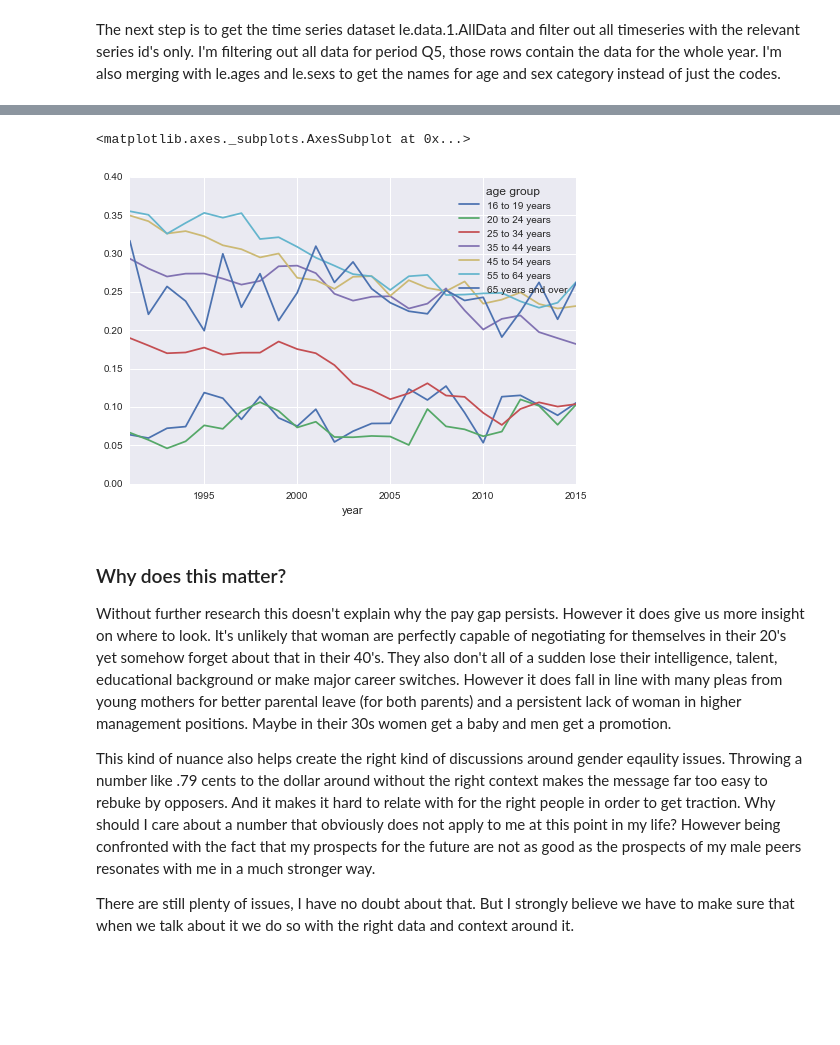
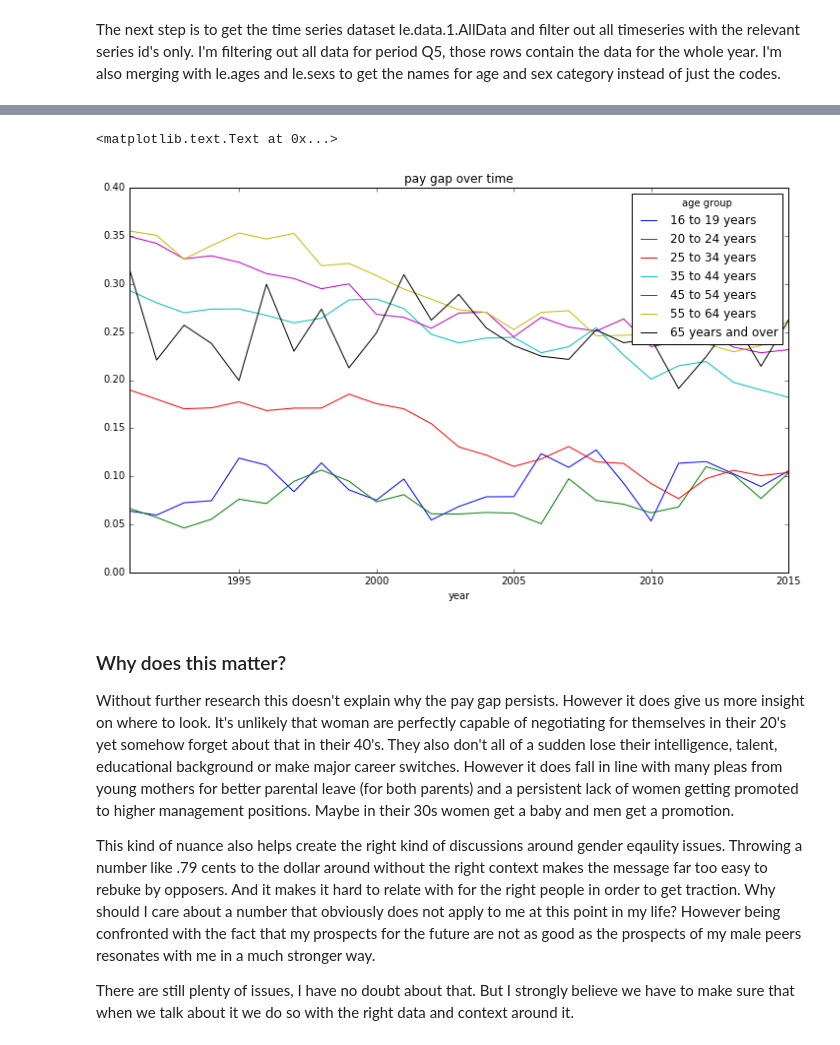
Before and after one commit to Nora38/Springboard, a Jupyter notebook: projects/data_story.ipynb, the cells around one changed output, grey strips where cells are left out. Saved outputs shown, nothing was run; the diff lists cells and outputs as text; code cells hidden in the pictures; blank space fills up the shorter version.

```diff
--- a/projects/data_story.ipynb
+++ b/projects/data_story.ipynb
@@ -40,11 +39,11 @@ series_id_subset=series_id[(series_id.lfst_code==25)&
                     (series_id.indy_code==0)&
                     (series_id.occupation_code==0)&
                     (series_id.education_code==0)&
-                    (series_id.ages_code<>0)&(series_id.ages_code<>10)&(series_id.ages_code<>28)&(series_id.ages_code<>33)&
+                    (series_id.ages_code!=0)&(series_id.ages_code!=10)&(series_id.ages_code!=28)&(series_id.ages_code!=33)&
                     (series_id.race_code==0)&
                     (series_id.orig_code==0)&
                     (series_id.born_code==0)&
-                    (series_id.sexs_code<>0)&
+                    (series_id.sexs_code!=0)&
                     (series_id.seasonal=='U')]
 series_id_subset=series_id_subset.loc[:,['series_id','sexs_code','ages_code','earn_code']]
 # %% [markdown]
@@ -107,14 +117,16 @@ This could be progress, maybe women my age are reaping the benefits from earlier
 # %%
-#plot over time (still to prettify)
+#plot over time
+plt.rcParams['figure.figsize'] = 12, 7
+
 plot_data=df.loc[:,['percentage']].unstack('age group')['percentage'].dropna(axis=1)
-plot_data.plot(kind='line')
+plot_data.plot(kind='line').set_title('pay gap over time')
 # %% [output]
-<matplotlib.axes._subplots.AxesSubplot at 0x...>
+<matplotlib.text.Text at 0x...>
-[figure, old version]
+[figure, new version]
 # %% [markdown]
 ### Why does this matter?
 
-Without further research this doesn't explain why the pay gap persists. However it does give us more insight on where  to look. It's unlikely that woman are perfectly capable of negotiating for themselves in their 20's yet somehow forget about that in their 40's. They also don't all of a sudden lose their intelligence, talent, educational background or make major career switches. However it does fall in line with many pleas from young mothers for better parental leave (for both parents) and a persistent lack of woman in higher management positions. Maybe in their 30s women get a baby and men get a promotion.
+Without further research this doesn't explain why the pay gap persists. However it does give us more insight on where  to look. It's unlikely that woman are perfectly capable of negotiating for themselves in their 20's yet somehow forget about that in their 40's. They also don't all of a sudden lose their intelligence, talent, educational background or make major career switches. However it does fall in line with many pleas from young mothers for better parental leave (for both parents) and a persistent lack of women getting promoted to higher management positions. Maybe in their 30s women get a baby and men get a promotion.
 
 This kind of nuance also helps create the right kind of discussions around gender eqaulity issues. Throwing a number like .79 cents to the dollar around without the right context makes the message far too easy to rebuke by opposers. And it makes it hard to relate with for the right people in order to get traction. Why should I care about a number that obviously does not apply to me at this point in my life? However being confronted with the fact that my prospects for the future are not as good as the prospects of my male peers resonates with me in a much stronger way.
 
```
Also changed, not shown: parts of 6 cells of this notebook.
